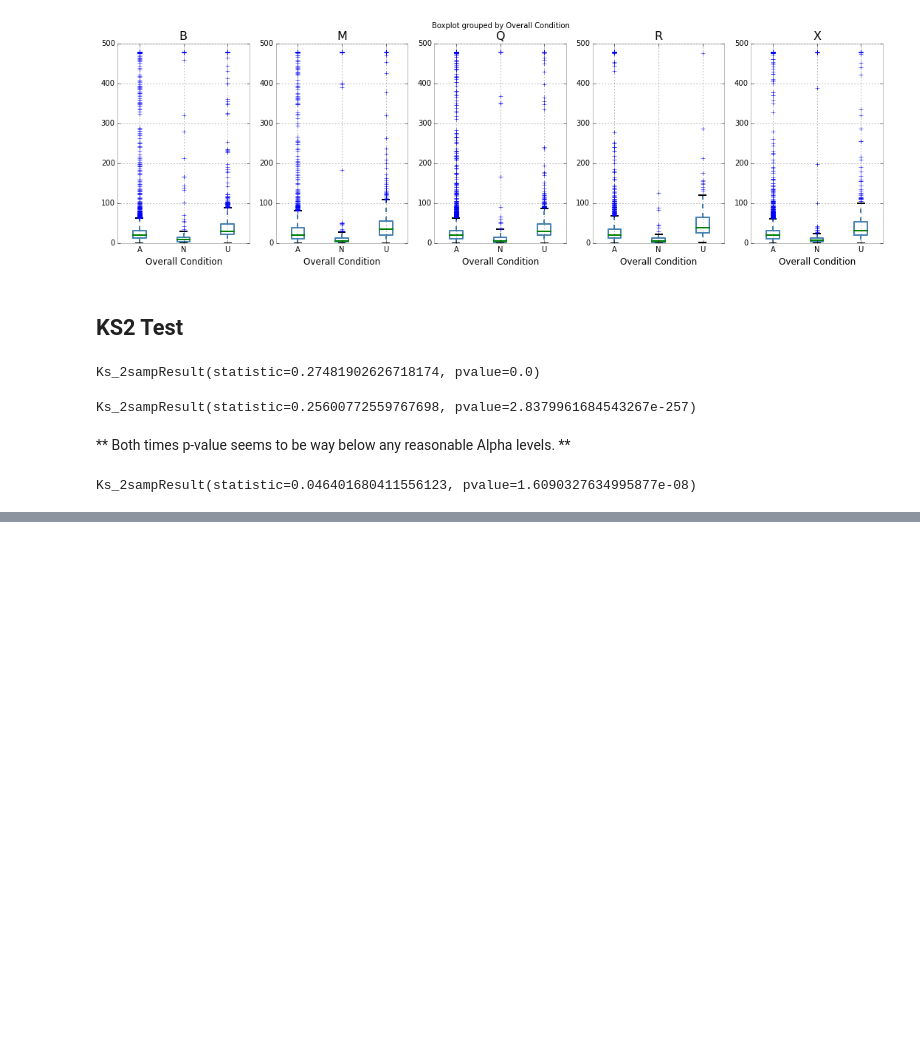
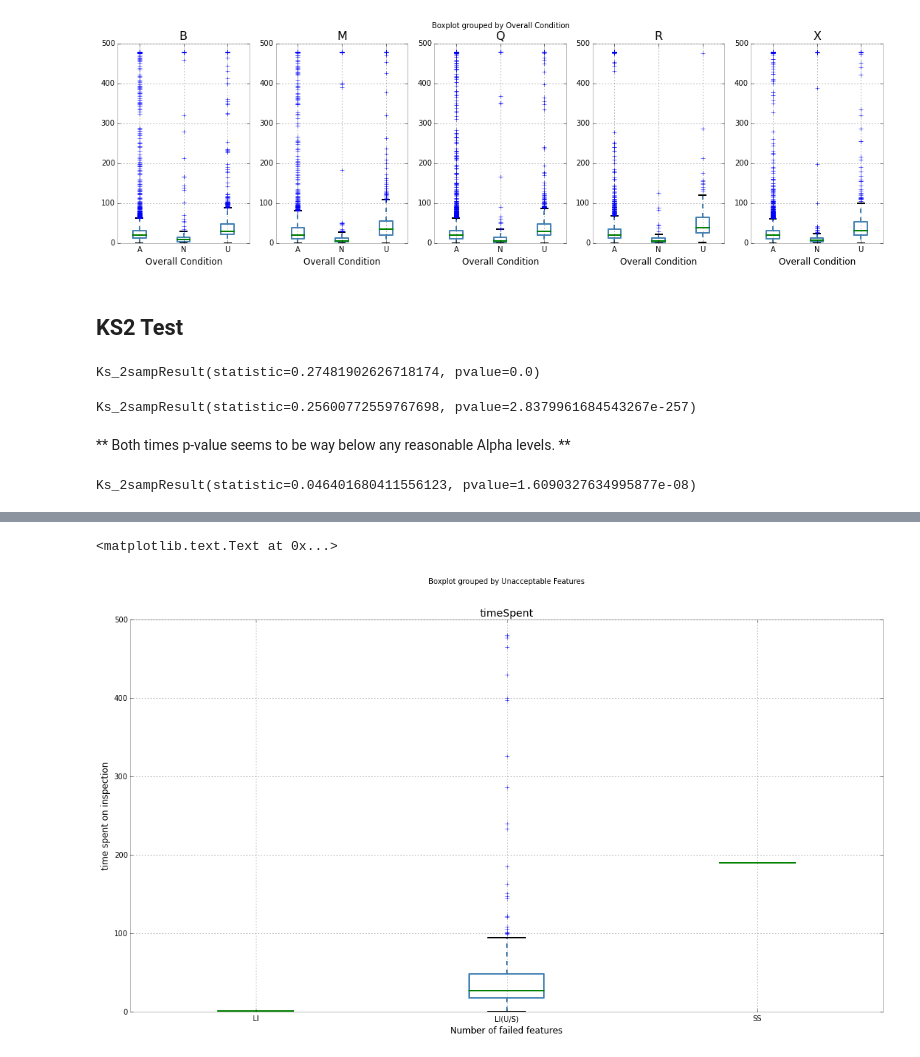
Before and after one commit to gdobler/parqa, a Jupyter notebook: Inspections/1_Inspections_time-check.ipynb, the cells around one changed output, grey strips where cells are left out. Cells and saved outputs as stored; diff of their text form; code cells hidden in the pictures; blank space fills up the shorter version.

```diff
--- a/Inspections/1_Inspections_time-check.ipynb
+++ b/Inspections/1_Inspections_time-check.ipynb
@@ -198,0 +235,10 @@ Ks_2sampResult(statistic=0.046401680411556123, pvalue=1.6090327634995877e-08)
+# %%
+# fig, axes = plt.subplots(2,1, figsize=(18,10))
+
+df3[(df3['Overall Condition']=='U') & df3['Unacceptable Features'].isin(p) ].boxplot('timeSpent', by='Unacceptable Features', figsize=(18,10));
+plt.xlabel('Number of failed features')
+plt.ylabel('time spent on inspection')
+# plt.savefig(PARQA + 'parqa/Inspections/img/timespent_features_failed.png')
+# %% [output]
+<matplotlib.text.Text at 0x...>
+[figure, added]
```
Also changed, not shown: parts of 3 cells of this notebook, 4 other files.
